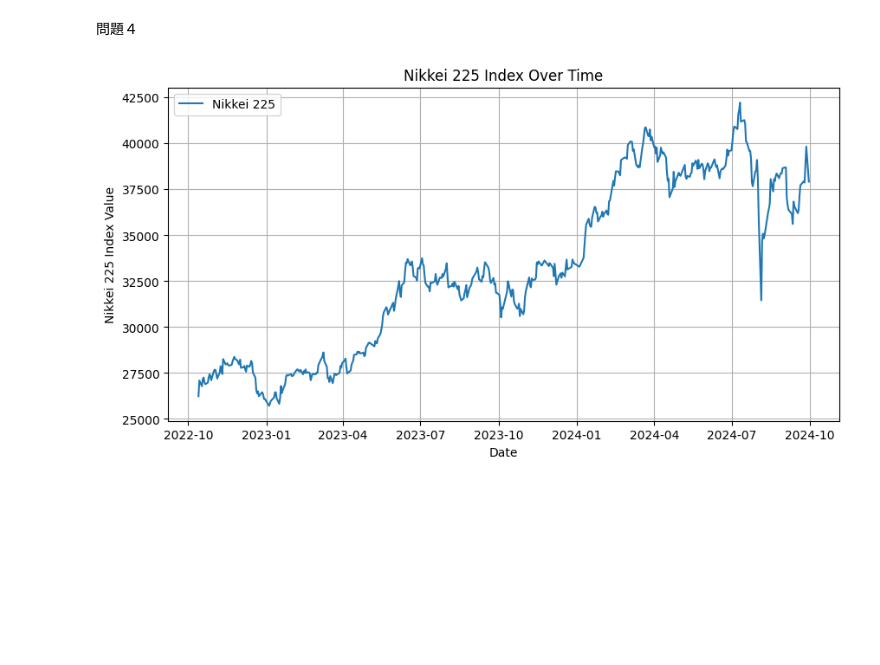
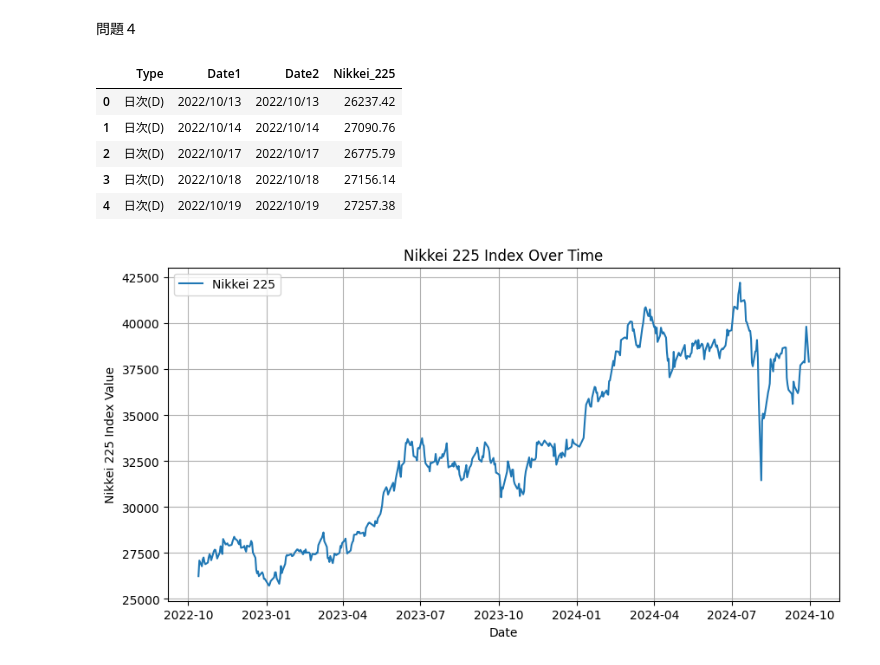
Before and after one commit to ryuki95/research, a Jupyter notebook: stprocess1.ipynb, the cells around one changed output. Saved outputs shown, nothing was run; the diff lists cells and outputs as text; code cells hidden in the pictures; blank space fills up the shorter version.

```diff
--- a/stprocess1.ipynb
+++ b/stprocess1.ipynb
@@ -91,4 +91,20 @@ plt.show()
 [figure]
 # %% [markdown]
 問題４
+# %%
+# Excelファイルから特定のシートを読み込む
+file_path = 'nikkei225.xlsx'
+nikkei_data = pd.read_excel(file_path, sheet_name='日経平均株価 IDX101000000', skiprows=10)
+
+# 列名を整理して、必要なデータ列を選択
+nikkei_data.columns = ['Type', 'Date1', 'Date2', 'Nikkei_225']
+
+nikkei_data.head()
+# %% [output]
+|  | Type | Date1 | Date2 | Nikkei_225 |
+| 0 | 日次(D) | 2022/10/13 | 2022/10/13 | 26237.42 |
+| 1 | 日次(D) | 2022/10/14 | 2022/10/14 | 27090.76 |
+| 2 | 日次(D) | 2022/10/17 | 2022/10/17 | 26775.79 |
+| 3 | 日次(D) | 2022/10/18 | 2022/10/18 | 27156.14 |
+| 4 | 日次(D) | 2022/10/19 | 2022/10/19 | 27257.38 |
 # %%
```
Also changed, not shown: parts of 3 cells of this notebook.
